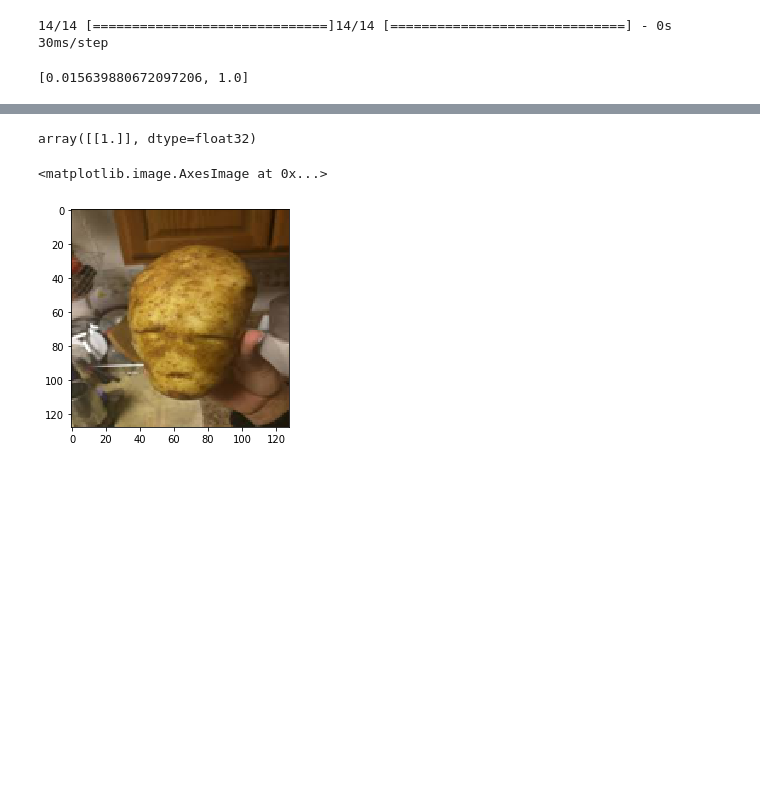
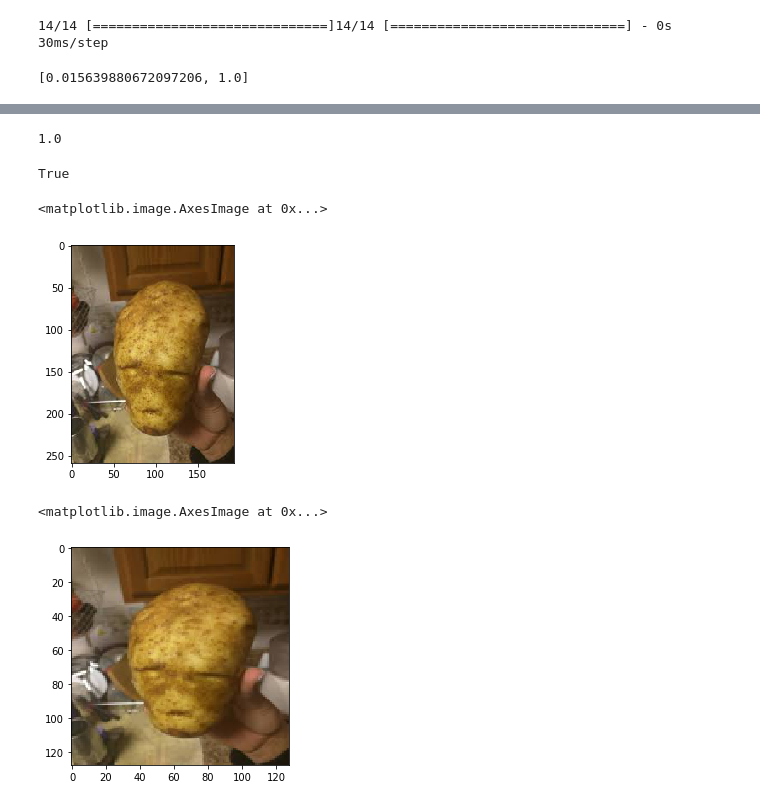
Before and after one commit to stannrodriguez/PotatoDetector, a Jupyter notebook: PotatoIdentifier.ipynb, the cells around one changed output, grey strips where cells are left out. Drawn from its saved outputs; the diff is of its cells as text; code cells hidden in the pictures; blank space fills up the shorter version.

```diff
--- a/PotatoIdentifier.ipynb
+++ b/PotatoIdentifier.ipynb
@@ -141,6 +138,6 @@ potato = np.array(img)
 # %%
 potato = np.expand_dims(potato, axis=0)
 # %%
-model.predict(potato)
+model.predict(potato).flatten()[0]
 # %% [output]
-array([[1.]], dtype=float32)
+1.0
@@ -147,3 +146,12 @@ array([[1.]], dtype=float32)
+# %%
+res[0][0] == 1
+# %% [output]
+True
+# %%
+plt.imshow(imread('potato.jpeg'))
+# %% [output]
+<matplotlib.image.AxesImage at 0x...>
+[figure, added]
 # %%
 plt.imshow(img)
 # %% [output]
```
Also changed, not shown: parts of 8 cells of this notebook, 2 other files.
